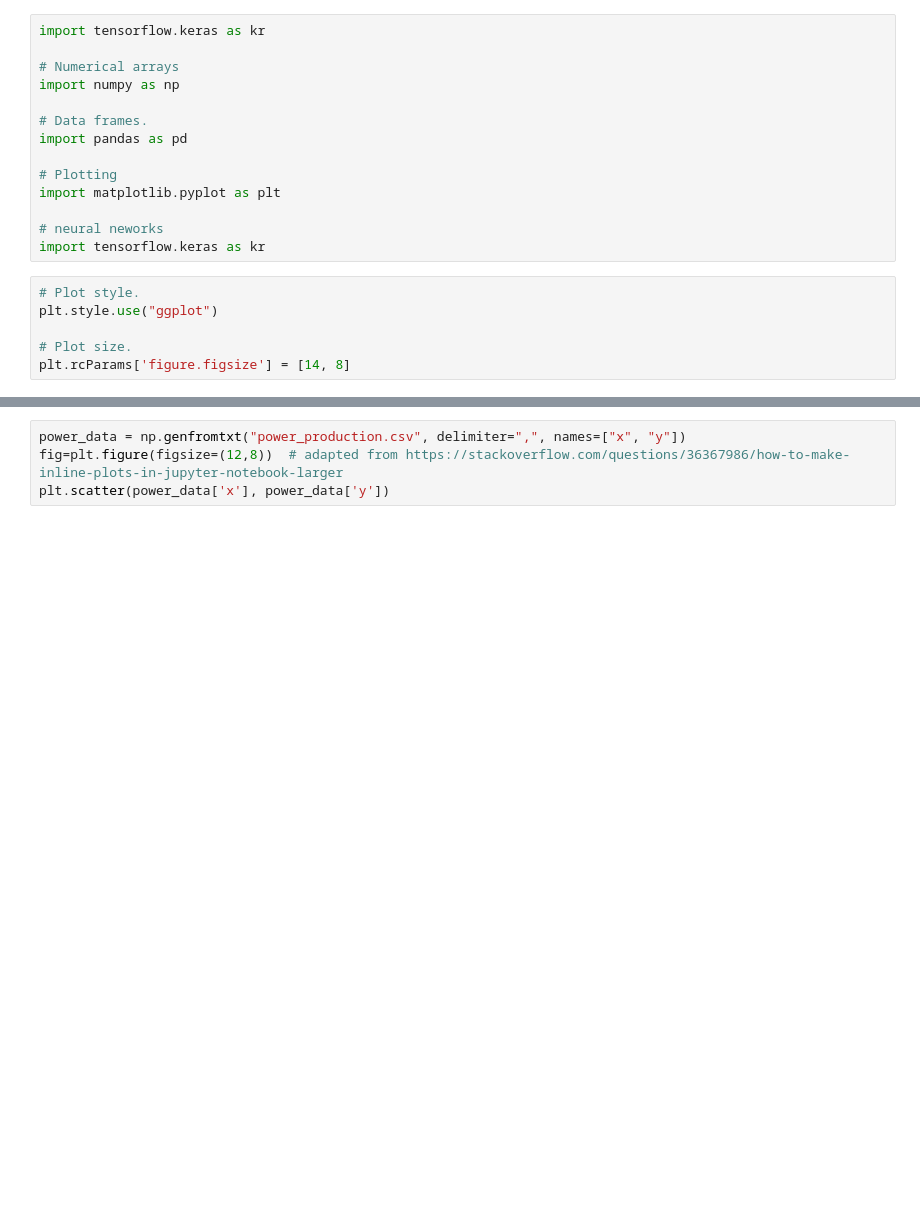
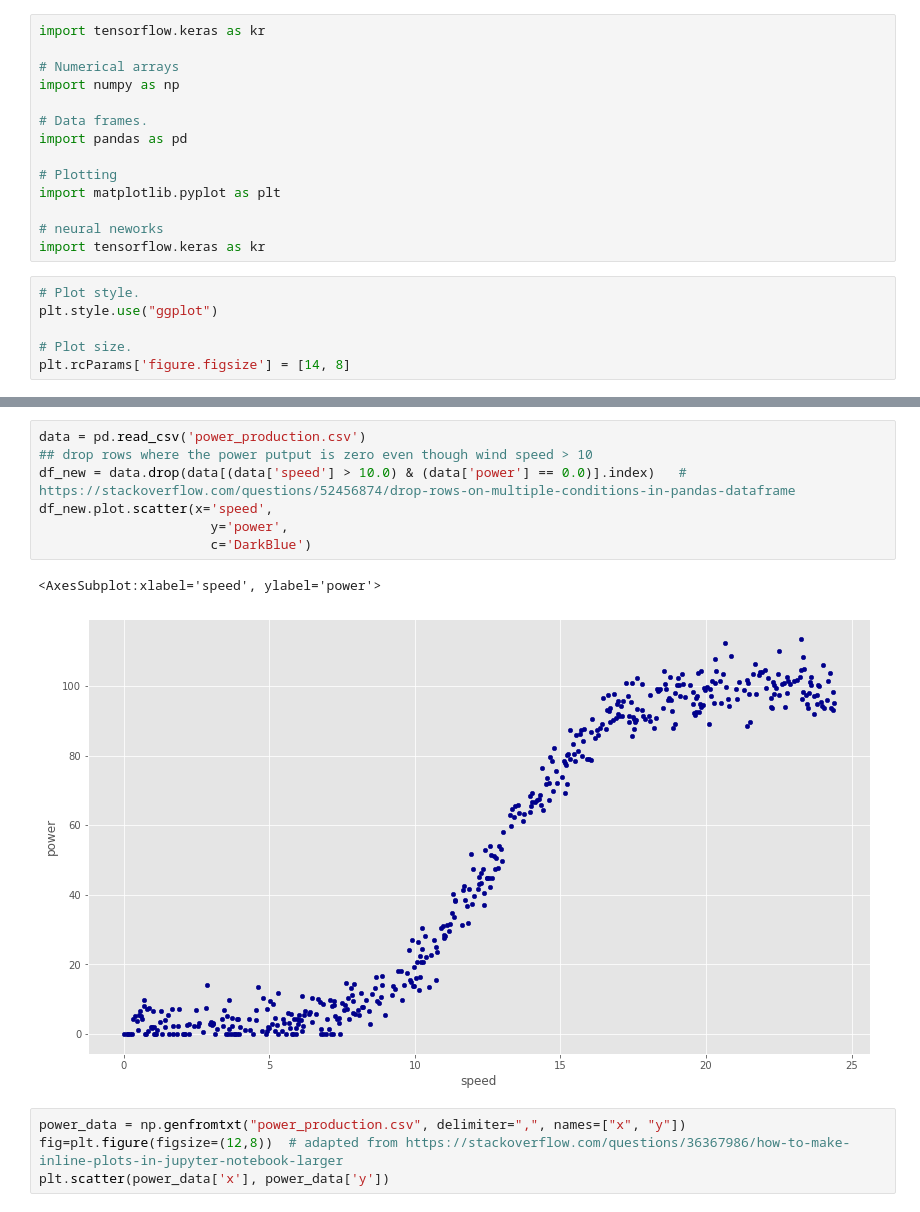
Before and after one commit to michealcannon/Project_2020_Machine_Learning, a Jupyter notebook: Power_Production_model.py.ipynb, the cells around one changed output, grey strips where cells are left out. Cells and saved outputs as stored; diff of their text form; blank space fills up the shorter version.

```diff
--- a/Power_Production_model.py.ipynb
+++ b/Power_Production_model.py.ipynb
@@ -40,3 +31,13 @@ data
+# %%
+data = pd.read_csv('power_production.csv')
+## drop rows where the power putput is zero even though wind speed > 10
+df_new = data.drop(data[(data['speed'] > 10.0) & (data['power'] == 0.0)].index)   # https://stackoverflow.com/questions/52456874/drop-rows-on-multiple-conditions-in-pandas-dataframe
+df_new.plot.scatter(x='speed',
+                      y='power',
+                      c='DarkBlue')
+# %% [output]
+<AxesSubplot:xlabel='speed', ylabel='power'>
+[figure, added]
 # %%
 power_data = np.genfromtxt("power_production.csv", delimiter=",", names=["x", "y"])
 fig=plt.figure(figsize=(12,8))  # adapted from https://stackoverflow.com/questions/36367986/how-to-make-inline-plots-in-jupyter-notebook-larger
```
Also changed, not shown: parts of 4 cells of this notebook.
